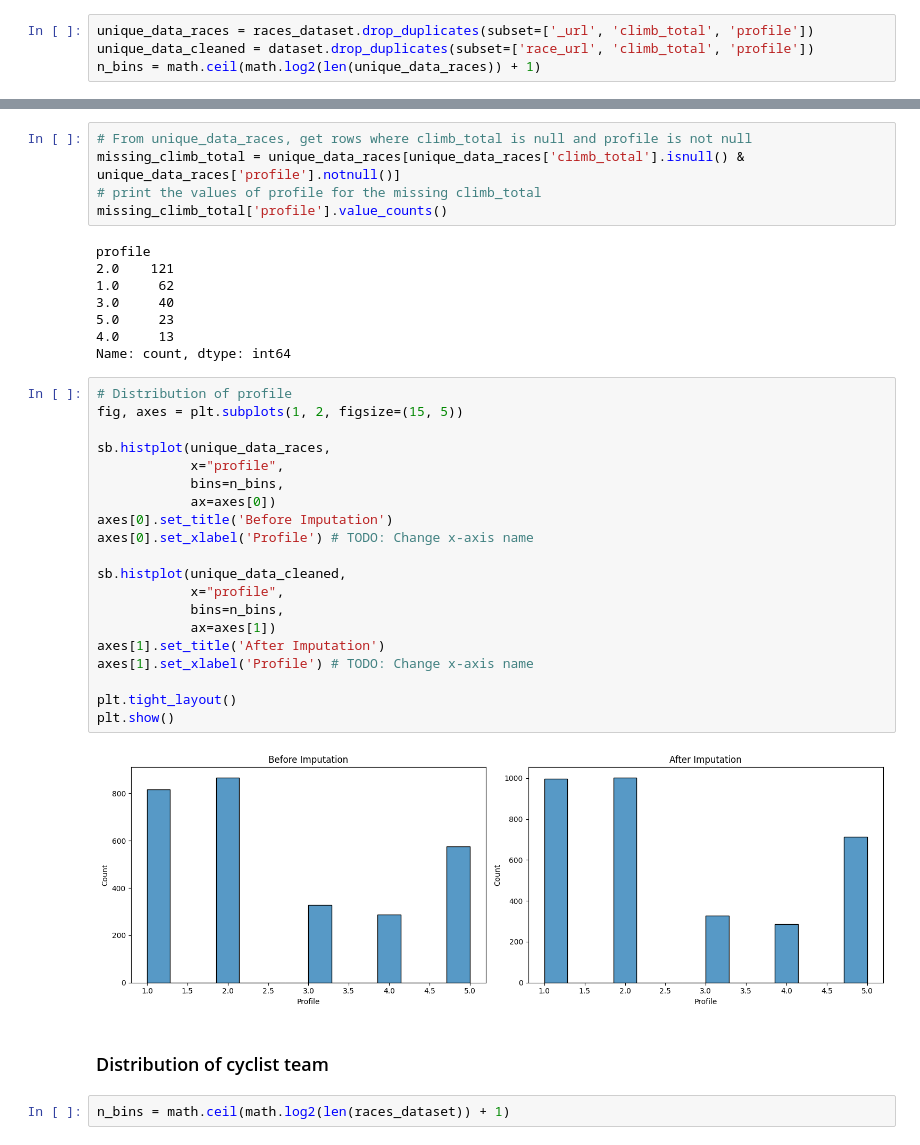
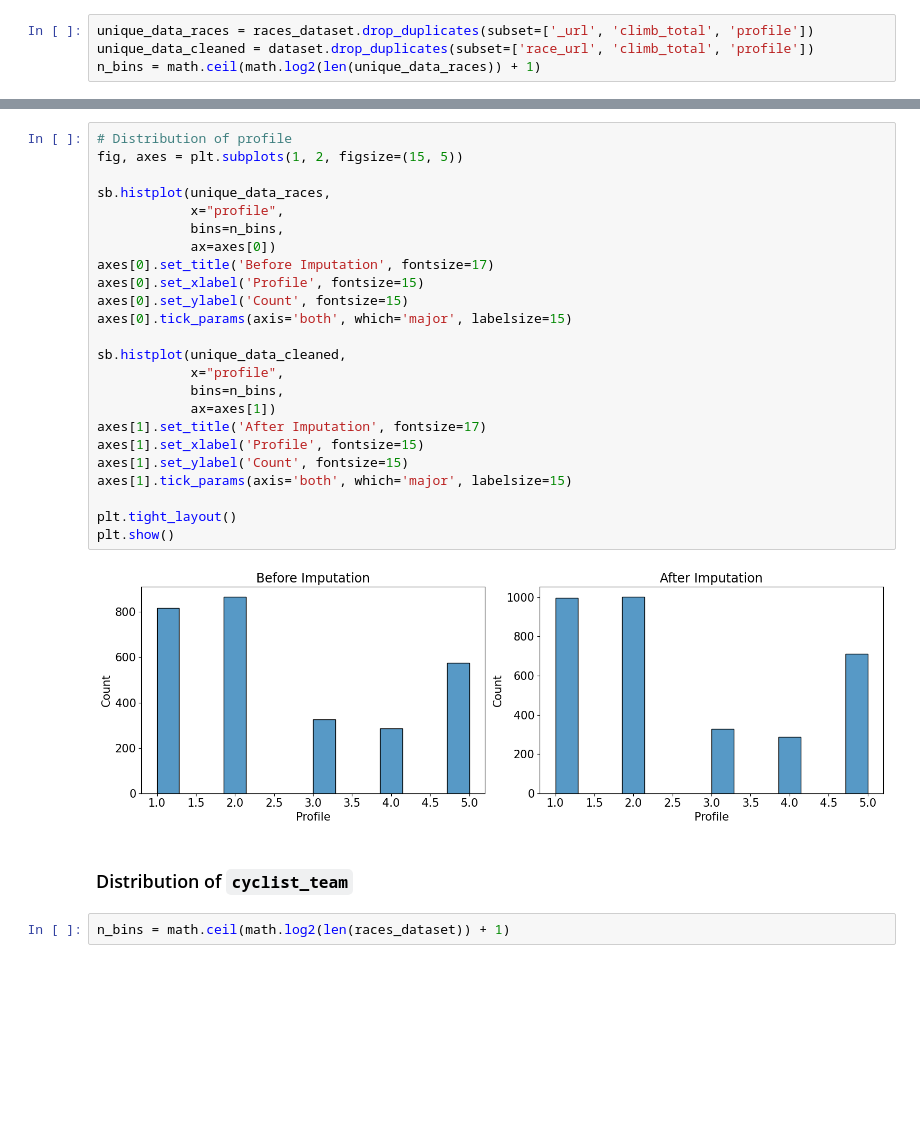
Before and after one commit to JacopoRaffi/DM_Project, a Jupyter notebook: TASK2/data_understanding_cl.ipynb, the cells around one changed output, grey strips where cells are left out. Cells and saved outputs as stored; diff of their text form; blank space fills up the shorter version.

Commit message:
comments on data cleaning

```diff
--- a/TASK2/data_understanding_cl.ipynb
+++ b/TASK2/data_understanding_cl.ipynb
@@ -577,40 +597,31 @@ plt.show()
-# %%
-# From unique_data_races, get rows where climb_total is null and profile is not null
-missing_climb_total = unique_data_races[unique_data_races['climb_total'].isnull() & unique_data_races['profile'].notnull()]
-# print the values of profile for the missing climb_total
-missing_climb_total['profile'].value_counts()
-# %% [output]
-profile
-2.0    121
-1.0     62
-3.0     40
-5.0     23
-4.0     13
-Name: count, dtype: int64
 # %%
 # Distribution of profile
 fig, axes = plt.subplots(1, 2, figsize=(15, 5))
 
 sb.histplot(unique_data_races,
             x="profile",
             bins=n_bins,
             ax=axes[0])
-axes[0].set_title('Before Imputation')
-axes[0].set_xlabel('Profile') # TODO: Change x-axis name
+axes[0].set_title('Before Imputation', fontsize=17)
+axes[0].set_xlabel('Profile', fontsize=15)
+axes[0].set_ylabel('Count', fontsize=15)
+axes[0].tick_params(axis='both', which='major', labelsize=15)
 
 sb.histplot(unique_data_cleaned,
             x="profile",
             bins=n_bins,
             ax=axes[1])
-axes[1].set_title('After Imputation')
-axes[1].set_xlabel('Profile') # TODO: Change x-axis name
+axes[1].set_title('After Imputation', fontsize=17)
+axes[1].set_xlabel('Profile', fontsize=15)
+axes[1].set_ylabel('Count', fontsize=15)
+axes[1].tick_params(axis='both', which='major', labelsize=15)
 
 plt.tight_layout()
 plt.show()
 # %% [output]
-[figure, old version]
+[figure, new version]
 # %% [markdown]
-### Distribution of cyclist team
+### Distribution of `cyclist_team`
 # %%
 n_bins = math.ceil(math.log2(len(races_dataset)) + 1)
 # %%
```
Also changed, not shown: parts of 42 cells of this notebook.
